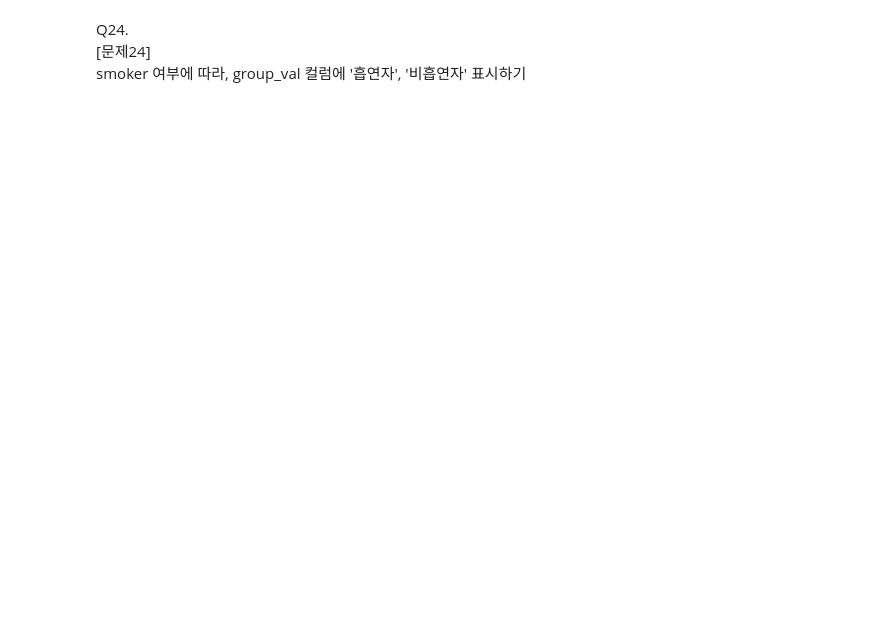
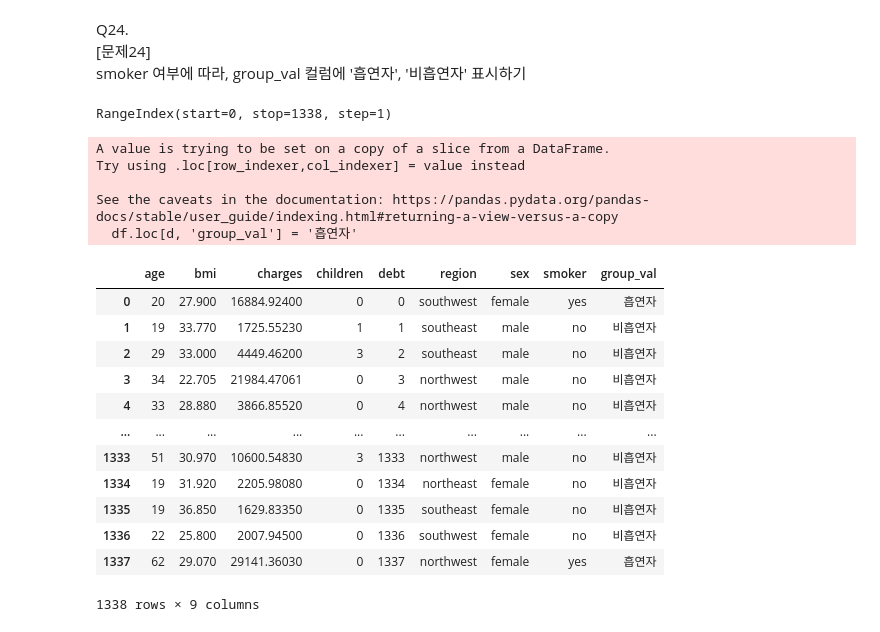
Before and after one commit to gayeoniee/data_anal_rep, a Jupyter notebook: pandas_exercise_skeleton.ipynb, the cells around one changed output. Cells and saved outputs as stored; diff of their text form; code cells hidden in the pictures; blank space fills up the shorter version.

Commit message:
pandas_exercise

```diff
--- a/pandas_exercise_skeleton.ipynb
+++ b/pandas_exercise_skeleton.ipynb
@@ -409,3 +422,33 @@ Q23.
 Q24.
 [문제24]
 smoker 여부에 따라, group_val 컬럼에 '흡연자', '비흡연자' 표시하기
+# %%
+df.index
+# %% [output]
+RangeIndex(start=0, stop=1338, step=1)
+# %%
+for d in df.index:
+    if df.loc[d, 'smoker'] == 'yes':
+        df.loc[d, 'group_val'] = '흡연자'
+    else:
+        df.loc[d, 'group_val'] = '비흡연자'
+df
+# %% [output]
+A value is trying to be set on a copy of a slice from a DataFrame.
+Try using .loc[row_indexer,col_indexer] = value instead
+
+See the caveats in the documentation: https://pandas.pydata.org/pandas-docs/stable/user_guide/indexing.html#returning-a-view-versus-a-copy
+  df.loc[d, 'group_val'] = '흡연자'
+|  | age | bmi | charges | children | debt | region | sex | smoker | group_val |
+| 0 | 20 | 27.900 | 16884.92400 | 0 | 0 | southwest | female | yes | 흡연자 |
+| 1 | 19 | 33.770 | 1725.55230 | 1 | 1 | southeast | male | no | 비흡연자 |
+| 2 | 29 | 33.000 | 4449.46200 | 3 | 2 | southeast | male | no | 비흡연자 |
+| 3 | 34 | 22.705 | 21984.47061 | 0 | 3 | northwest | male | no | 비흡연자 |
+| 4 | 33 | 28.880 | 3866.85520 | 0 | 4 | northwest | male | no | 비흡연자 |
+| ... | ... | ... | ... | ... | ... | ... | ... | ... | ... |
+| 1333 | 51 | 30.970 | 10600.54830 | 3 | 1333 | northwest | male | no | 비흡연자 |
+| 1334 | 19 | 31.920 | 2205.98080 | 0 | 1334 | northeast | female | no | 비흡연자 |
+| 1335 | 19 | 36.850 | 1629.83350 | 0 | 1335 | southeast | female | no | 비흡연자 |
+| 1336 | 22 | 25.800 | 2007.94500 | 0 | 1336 | southwest | female | no | 비흡연자 |
+| 1337 | 62 | 29.070 | 29141.36030 | 0 | 1337 | northwest | female | yes | 흡연자 |
+1338 rows × 9 columns
```
Also changed, not shown: parts of 1 cell of this notebook.
